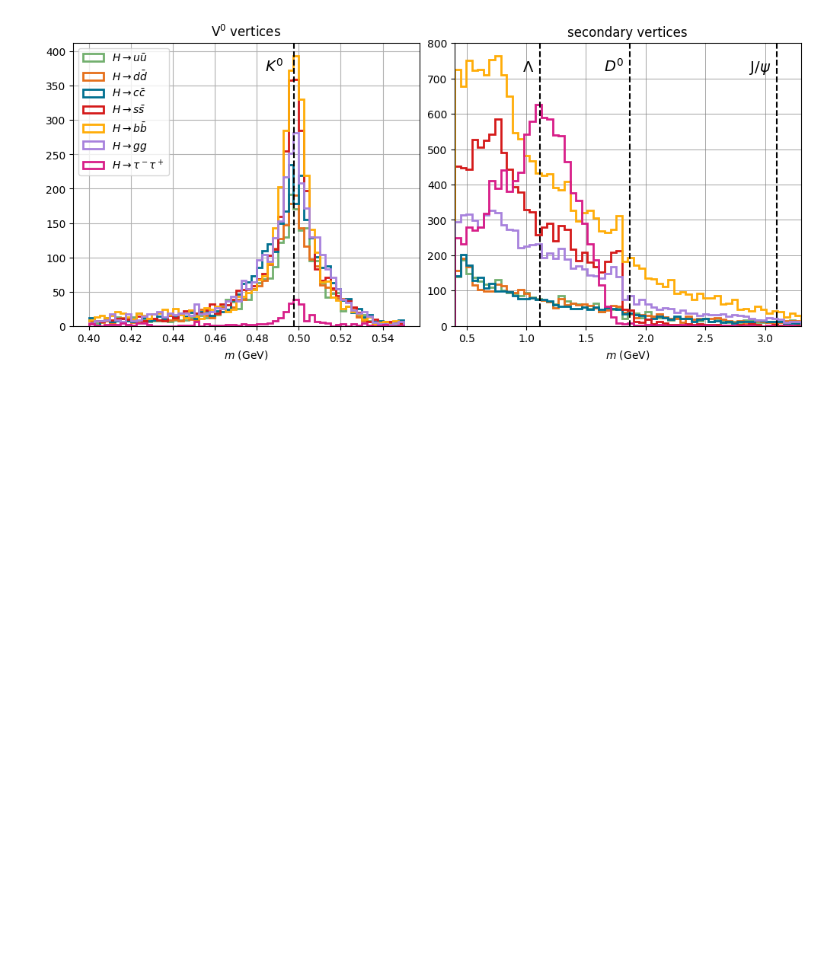
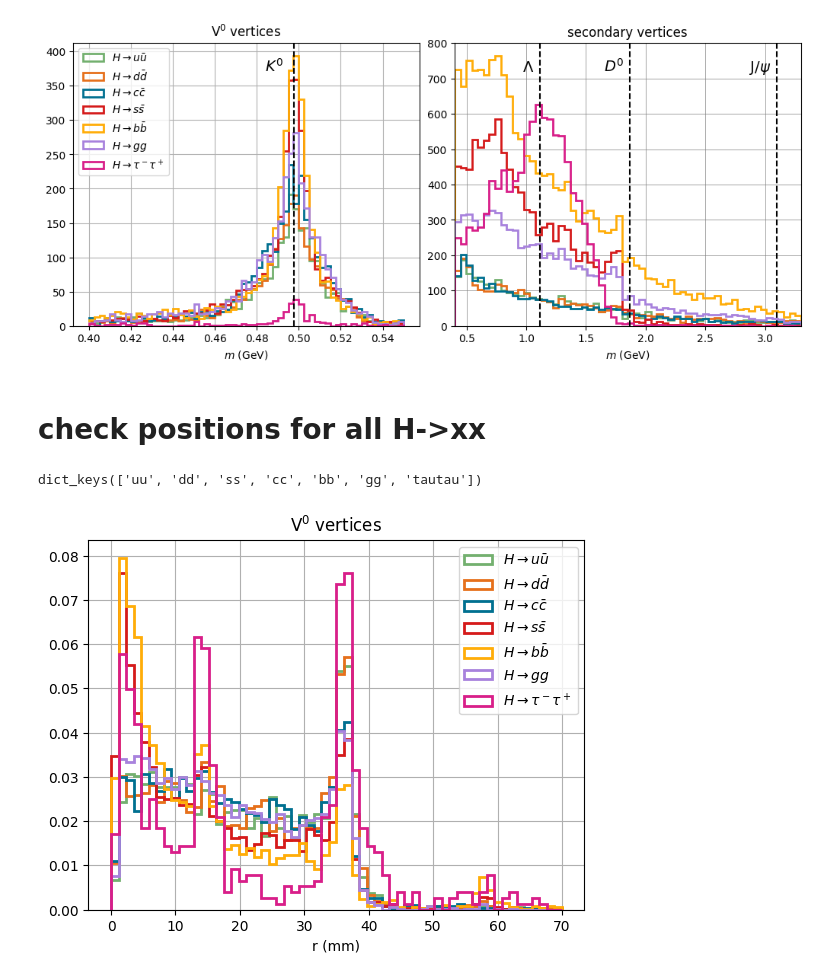
Before and after one commit to saracreates/TaggingResults, a Jupyter notebook: Hbb-vertices.ipynb, the cells around one changed output. Cells and saved outputs as stored; diff of their text form; code cells hidden in the pictures; blank space fills up the shorter version.

```diff
--- a/Hbb-vertices.ipynb
+++ b/Hbb-vertices.ipynb
@@ -283,3 +283,23 @@ def plot_V_invMass(save=False, path=None):
 plot_V_invMass(save=False)
 # %% [output]
 [figure]
+# %% [markdown]
+# check positions for all H->xx
+# %%
+dic.keys()
+# %% [output]
+dict_keys(['uu', 'dd', 'ss', 'cc', 'bb', 'gg', 'tautau'])
+# %%
+labels = [r'$ H \rightarrow u \bar{u}$', r'$ H \rightarrow d \bar{d}$', r'$ H \rightarrow c \bar{c}$', r'$ H \rightarrow s \bar{s}$', r'$ H \rightarrow b \bar{b}$', r'$ H \rightarrow g g$', r'$ H \rightarrow \tau^- \tau^+$']
+
+for i, k in enumerate(dic.keys()):
+    r2 = np.sqrt(dic_V0[k]["x"]**2 + dic_V0[k]["y"]**2)
+    plt.hist(r2, bins=60, histtype='step', linewidth=2.0, label=labels[i], range=[0, 70], density=True)
+    #plt.yscale("log")
+plt.title(r"V$^0$ vertices")
+plt.xlabel("r (mm)")
+plt.grid()
+plt.legend()
+plt.show()
+# %% [output]
+[figure, added]
```
Also changed, not shown: parts of 1 cell of this notebook, 2 other files.
